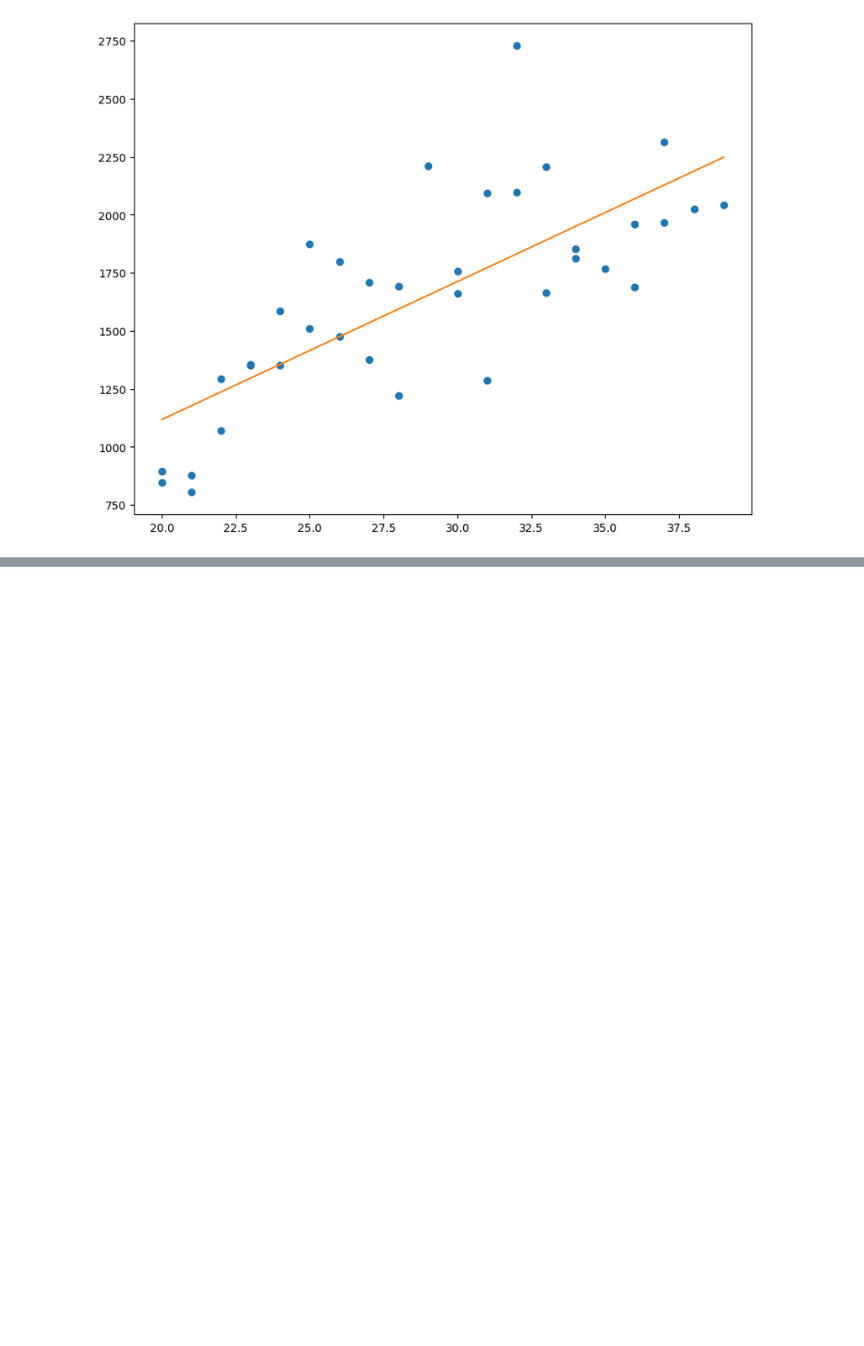
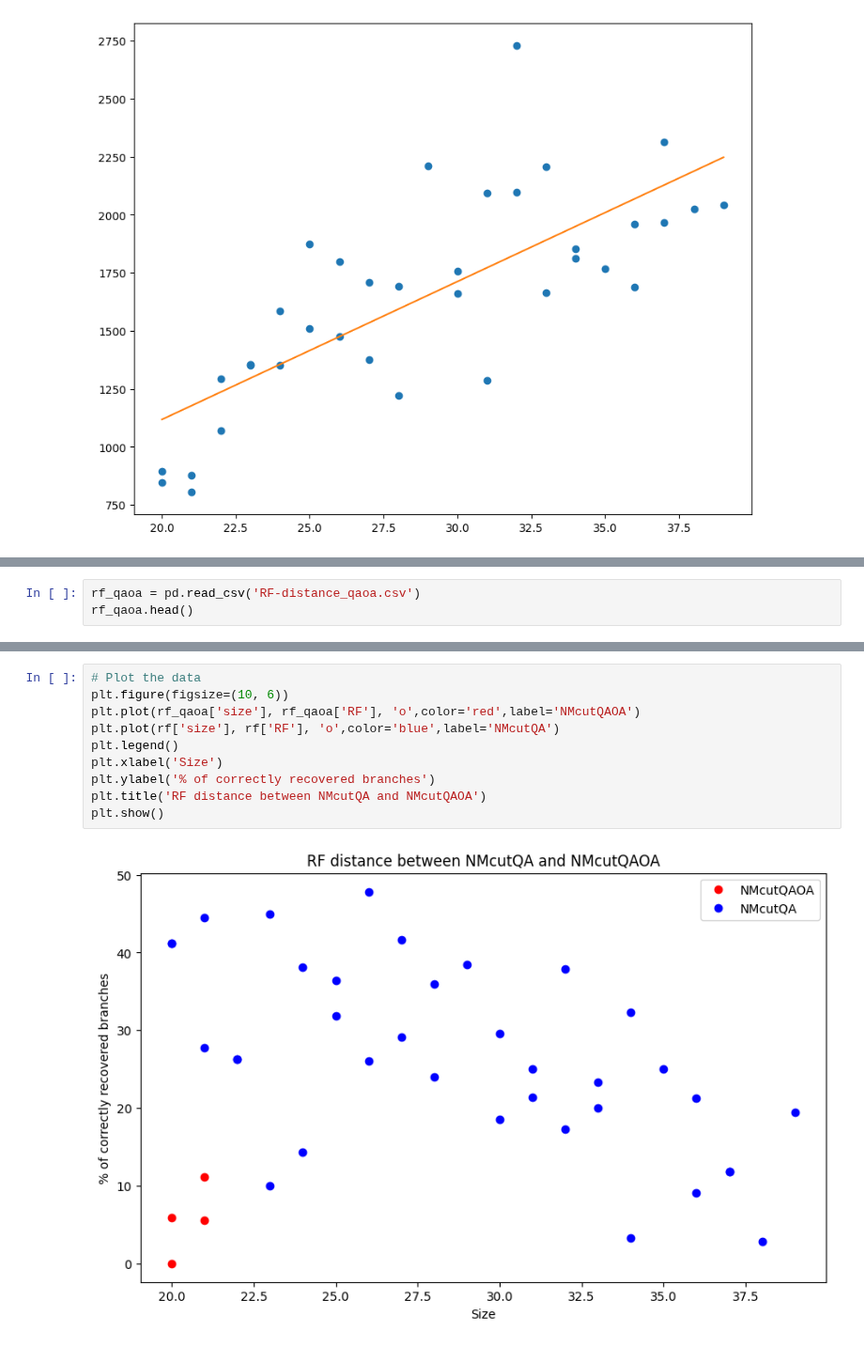
Before and after one commit to Nicofero/PhyloTree_ReConst, a Jupyter notebook: metrics_study.ipynb, the cells around one changed output, grey strips where cells are left out. Shown at 94% size. Drawn from its saved outputs; the diff is of its cells as text; blank space fills up the shorter version.

```diff
--- a/metrics_study.ipynb
+++ b/metrics_study.ipynb
@@ -134,0 +192,3 @@ plt.plot(time['size'], transform_time, 'o')
+# %%
+rf_qaoa = pd.read_csv('RF-distance_qaoa.csv')
+rf_qaoa.head()
@@ -134,0 +201,12 @@ plt.plot(time['size'], transform_time, 'o')
+# %%
+# Plot the data
+plt.figure(figsize=(10, 6))
+plt.plot(rf_qaoa['size'], rf_qaoa['RF'], 'o',color='red',label='NMcutQAOA')
+plt.plot(rf['size'], rf['RF'], 'o',color='blue',label='NMcutQA')
+plt.legend()
+plt.xlabel('Size')
+plt.ylabel('% of correctly recovered branches')
+plt.title('RF distance between NMcutQA and NMcutQAOA')
+plt.show()
+# %% [output]
+[figure, added]
```
Also changed, not shown: parts of 8 cells of this notebook, 2 other files.
